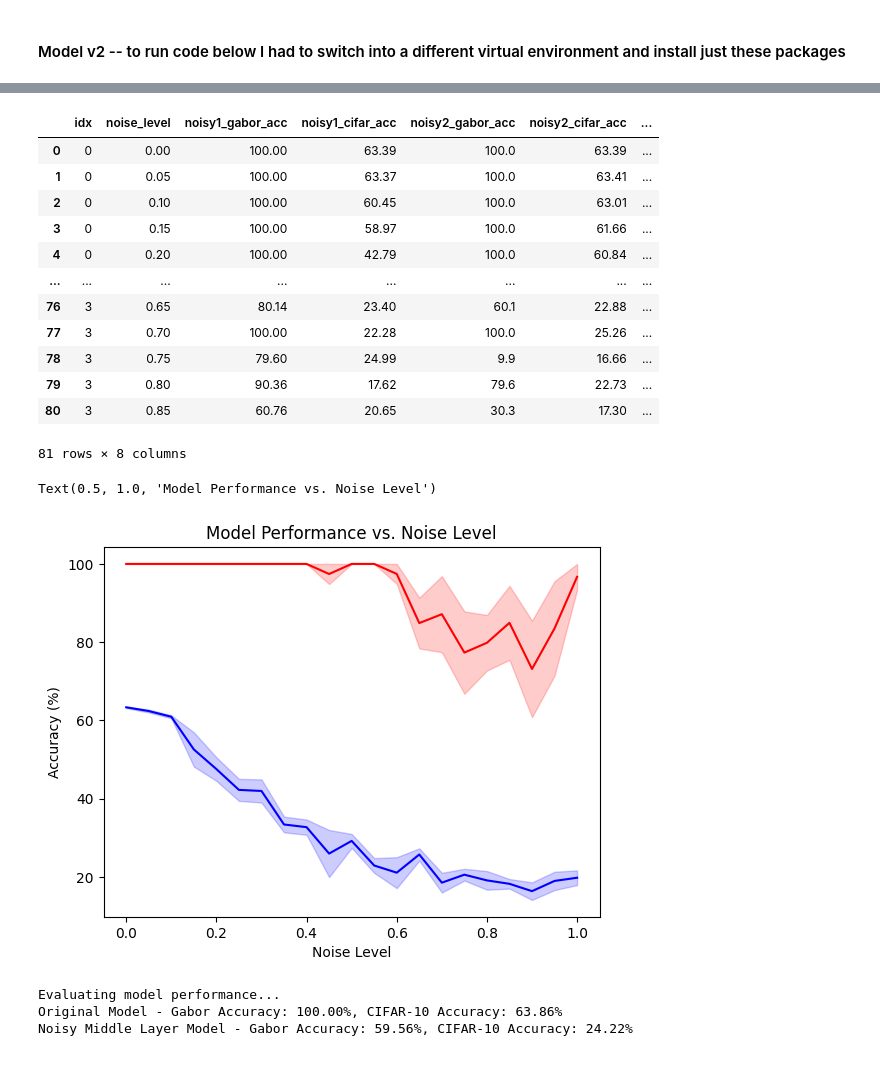
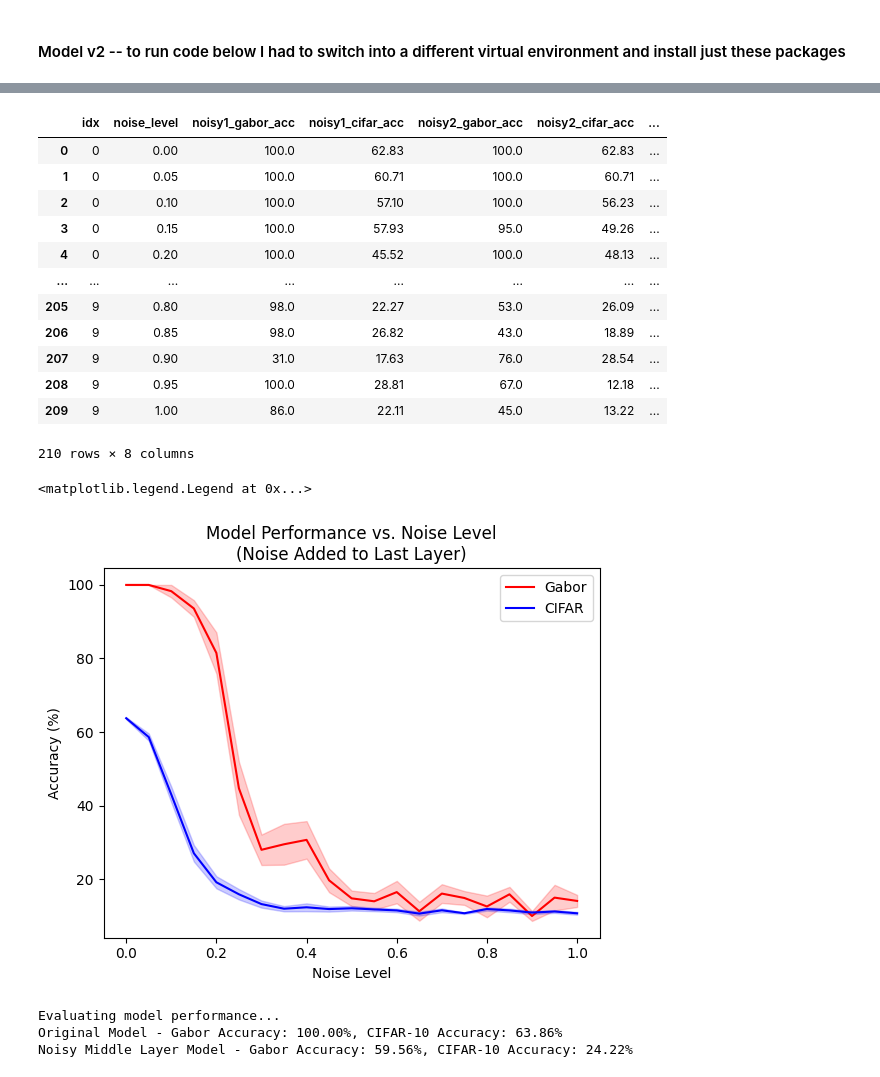
Before and after one commit to sherafatia/v1dd-public, a Jupyter notebook: notebooks/modeling.ipynb, the cells around one changed output, grey strips where cells are left out. Saved outputs shown, nothing was run; the diff lists cells and outputs as text; code cells hidden in the pictures.

Commit message:
even more modeling updates -- ran stability checks

```diff
--- a/notebooks/modeling.ipynb
+++ b/notebooks/modeling.ipynb
@@ -27,19 +28,31 @@ batch_size = 64
 
 cifar_trainset = torchvision.datasets.CIFAR10(root='./data', train=True, download=True, transform=transform_cifar)
 cifar_testset = torchvision.datasets.CIFAR10(root='./data', train=False, download=True, transform=transform_cifar)
+cifar_trainset, cifar_valset = random_split(cifar_trainset, [int(len(cifar_trainset) * 0.8), int(len(cifar_trainset) * 0.2)])
 cifar_train_loader = DataLoader(cifar_trainset, batch_size=batch_size, shuffle=True)
+cifar_val_loader = DataLoader(cifar_valset, batch_size=batch_size, shuffle=False)
 cifar_test_loader = DataLoader(cifar_testset, batch_size=batch_size, shuffle=False)
 
-gabor_trainset = modeling.GaborDataset(num_images=5000, img_size=32, orientations=10, frequencies=(0.08,))
-gabor_testset = modeling.GaborDataset(num_images=5000, img_size=32, orientations=10, frequencies=(0.08,))
+gabor_sets = modeling.GaborDataset(num_images=1000, img_size=32, orientations=10, frequencies=(0.08, 0.04,))
+train_idx = int(0.8 * len(gabor_sets))
+val_idx = int(0.1 * len(gabor_sets))
+test_idx = len(gabor_sets) - train_idx - val_idx
+gabor_trainset, gabor_valset, gabor_testset = random_split(gabor_sets, [train_idx, val_idx, test_idx])
 gabor_train_loader = DataLoader(gabor_trainset, batch_size=batch_size, shuffle=True)
+gabor_val_loader = DataLoader(gabor_valset, batch_size=batch_size, shuffle=False)
 gabor_test_loader = DataLoader(gabor_testset, batch_size=batch_size, shuffle=False)
 
 combined_trainset = ConcatDataset([cifar_trainset, gabor_trainset])
 combined_loader = DataLoader(combined_trainset, batch_size=batch_size, shuffle=True)
 # %%
 model = modeling.ConvNet(in_channels=1, height=32, width=32)
-model, losses = modeling.train_model(model, combined_loader, num_epochs=50)
+model, losses, gabor_vals, cifar_vals = modeling.train_model(
+    model,
+    combined_loader,
+    gabor_val_loader=gabor_val_loader,
+    cifar_val_loader=cifar_val_loader,
+    num_epochs=50
+    )
 # %%
 fig, axs = modeling.plot_losses(losses)
 # %% [output]
@@ -68,7 +90,7 @@ noise_levels = np.arange(0, 1.05, 0.05)
 
 for i in range(10):
     model = modeling.ConvNet(in_channels=1, height=32, width=32)
-    model, losses = modeling.train_model(model, combined_loader, num_epochs=5)
+    model, losses, _, _ = modeling.train_model(model, combined_loader, num_epochs=3)
 
     gabor_acc = modeling.evaluate_gabor_accuracy(model, gabor_test_loader)
     cifar_acc = modeling.evaluate_cifar_accuracy(model, cifar_test_loader)
@@ -113,47 +142,51 @@ noise_results_df = pd.DataFrame(noise_results)
 noise_results_df
 # %% [output]
 |  | idx | noise_level | noisy1_gabor_acc | noisy1_cifar_acc | noisy2_gabor_acc | noisy2_cifar_acc | ... |
-| 0 | 0 | 0.00 | 100.00 | 63.39 | 100.0 | 63.39 | ... |
-| 1 | 0 | 0.05 | 100.00 | 63.37 | 100.0 | 63.41 | ... |
-| 2 | 0 | 0.10 | 100.00 | 60.45 | 100.0 | 63.01 | ... |
-| 3 | 0 | 0.15 | 100.00 | 58.97 | 100.0 | 61.66 | ... |
-| 4 | 0 | 0.20 | 100.00 | 42.79 | 100.0 | 60.84 | ... |
+| 0 | 0 | 0.00 | 100.0 | 62.83 | 100.0 | 62.83 | ... |
+| 1 | 0 | 0.05 | 100.0 | 60.71 | 100.0 | 60.71 | ... |
+| 2 | 0 | 0.10 | 100.0 | 57.10 | 100.0 | 56.23 | ... |
+| 3 | 0 | 0.15 | 100.0 | 57.93 | 95.0 | 49.26 | ... |
+| 4 | 0 | 0.20 | 100.0 | 45.52 | 100.0 | 48.13 | ... |
 | ... | ... | ... | ... | ... | ... | ... | ... |
-| 76 | 3 | 0.65 | 80.14 | 23.40 | 60.1 | 22.88 | ... |
-| 77 | 3 | 0.70 | 100.00 | 22.28 | 100.0 | 25.26 | ... |
-| 78 | 3 | 0.75 | 79.60 | 24.99 | 9.9 | 16.66 | ... |
-| 79 | 3 | 0.80 | 90.36 | 17.62 | 79.6 | 22.73 | ... |
-| 80 | 3 | 0.85 | 60.76 | 20.65 | 30.3 | 17.30 | ... |
+| 205 | 9 | 0.80 | 98.0 | 22.27 | 53.0 | 26.09 | ... |
+| 206 | 9 | 0.85 | 98.0 | 26.82 | 43.0 | 18.89 | ... |
+| 207 | 9 | 0.90 | 31.0 | 17.63 | 76.0 | 28.54 | ... |
+| 208 | 9 | 0.95 | 100.0 | 28.81 | 67.0 | 12.18 | ... |
+| 209 | 9 | 1.00 | 86.0 | 22.11 | 45.0 | 13.22 | ... |
-81 rows × 8 columns
+210 rows × 8 columns
 # %%
 import seaborn as sns
 
 sns.lineplot(
     data=noise_results_df,
     x='noise_level',
-    y='noisy1_gabor_acc',
+    y='noisy3_gabor_acc',
     err_style='band',
     errorbar='se',
     markers='o',
     color='red',
+    label='Gabor'
     )
 
 sns.lineplot(
     data=noise_results_df,
     x='noise_level',
-    y='noisy1_cifar_acc',
+    y='noisy3_cifar_acc',
     err_style='band',
     errorbar='se',
     color='blue',
+    label='CIFAR'
     )
 
 plt.xlabel('Noise Level')
 plt.ylabel('Accuracy (%)')
-plt.title('Model Performance vs. Noise Level')
+plt.title('Model Performance vs. Noise Level\n(Noise Added to Last Layer)')
+# plt.legend(['Gabor Accuracy', '', 'CIFAR Accuracy', ''])
+plt.legend()
 # plt.xlim(0, 0.65)
 # %% [output]
-Text(0.5, 1.0, 'Model Performance vs. Noise Level')
+<matplotlib.legend.Legend at 0x...>
-[figure, old version]
+[figure, new version]
 # %%
 print("Evaluating model performance...")
 gabor_acc = modeling.evaluate_gabor_accuracy(model, gabor_test_loader)
```
Also changed, not shown: parts of 5 cells of this notebook, 1 other file.
